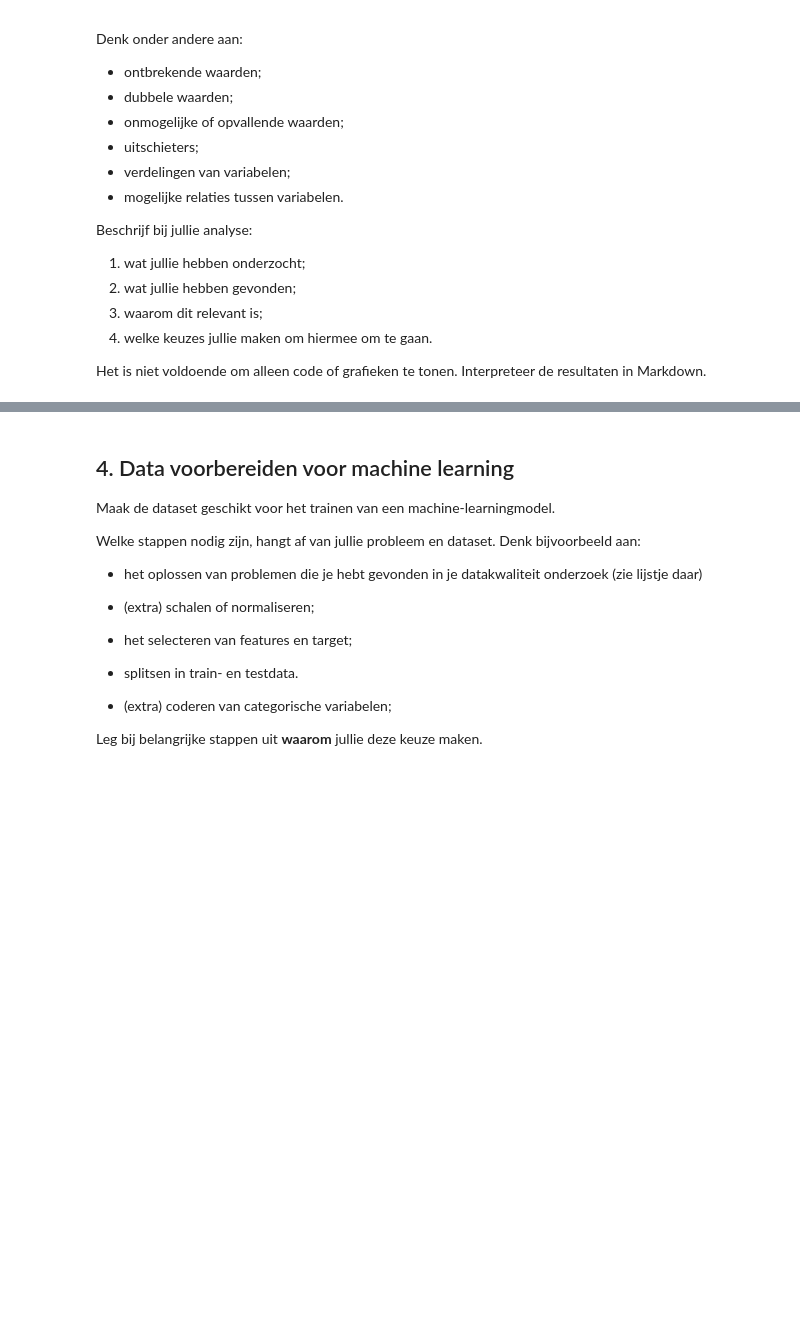
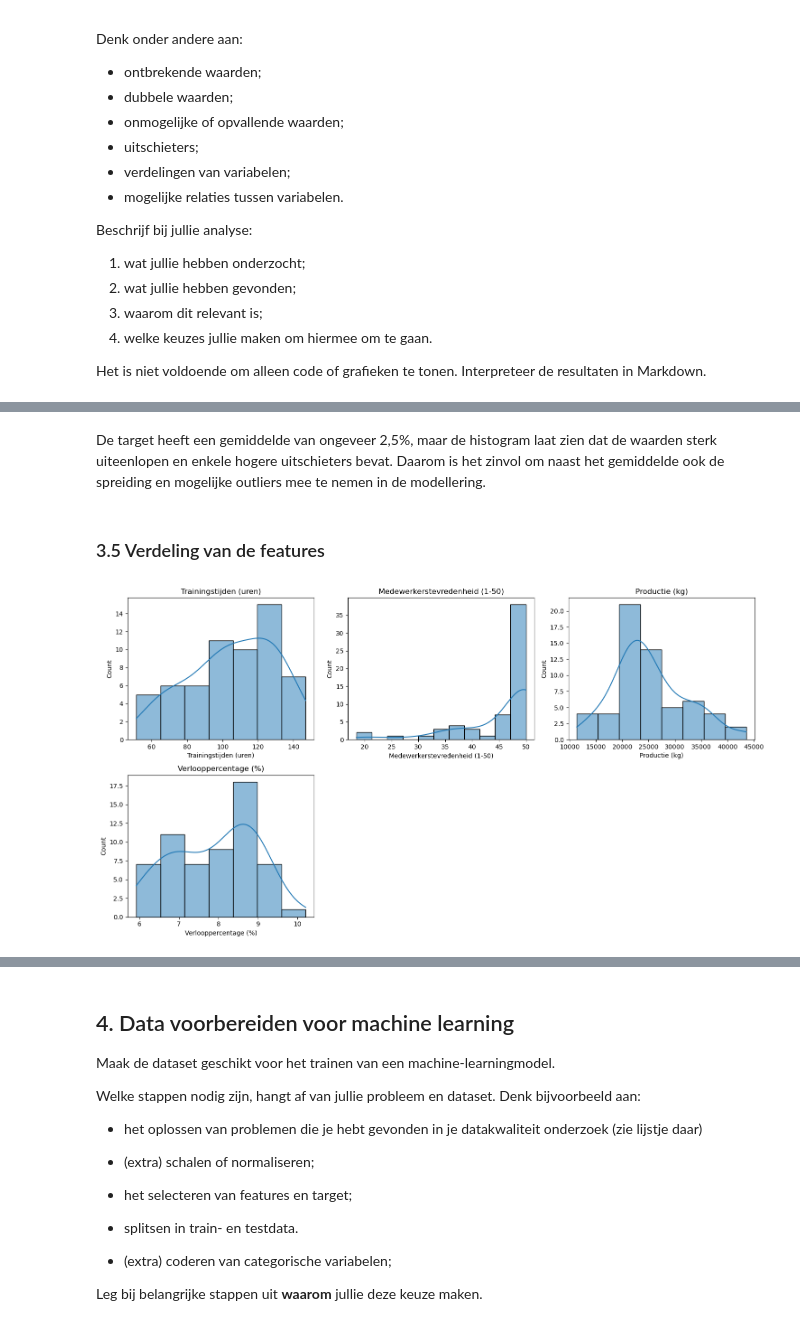
Before and after one commit to JipSchijvenaars/Business-Disciplines, a Jupyter notebook: Eindopdracht_MinorDDB_Data_2026_RM-1_1.ipynb, the cells around one changed output, grey strips where cells are left out. Cells and saved outputs as stored; diff of their text form; code cells hidden in the pictures; blank space fills up the shorter version.

```diff
--- a/Eindopdracht_MinorDDB_Data_2026_RM-1_1.ipynb
+++ b/Eindopdracht_MinorDDB_Data_2026_RM-1_1.ipynb
@@ -112,0 +347,18 @@ Het is niet voldoende om alleen code of grafieken te tonen. Interpreteer de resu
+# %% [markdown]
+De target heeft een gemiddelde van ongeveer 2,5%, maar de histogram laat zien dat de waarden sterk uiteenlopen en enkele hogere uitschieters bevat. Daarom is het zinvol om naast het gemiddelde ook de spreiding en mogelijke outliers mee te nemen in de modellering.
+# %% [markdown]
+### 3.5 Verdeling van de features
+# %%
+fig, axes = plt.subplots(2, 3, figsize=(15, 8))
+
+for ax, col in zip(axes.flat, alle_features):
+    sns.histplot(model_df[col], kde=True, ax=ax)
+    ax.set_title(col)
+
+# Verberg lege subplot
+for ax in axes.flat[len(alle_features):]:
+    ax.set_visible(False)
+
+plt.tight_layout()
+# %% [output]
+[figure, added]
```
Also changed, not shown: parts of 33 cells of this notebook.
